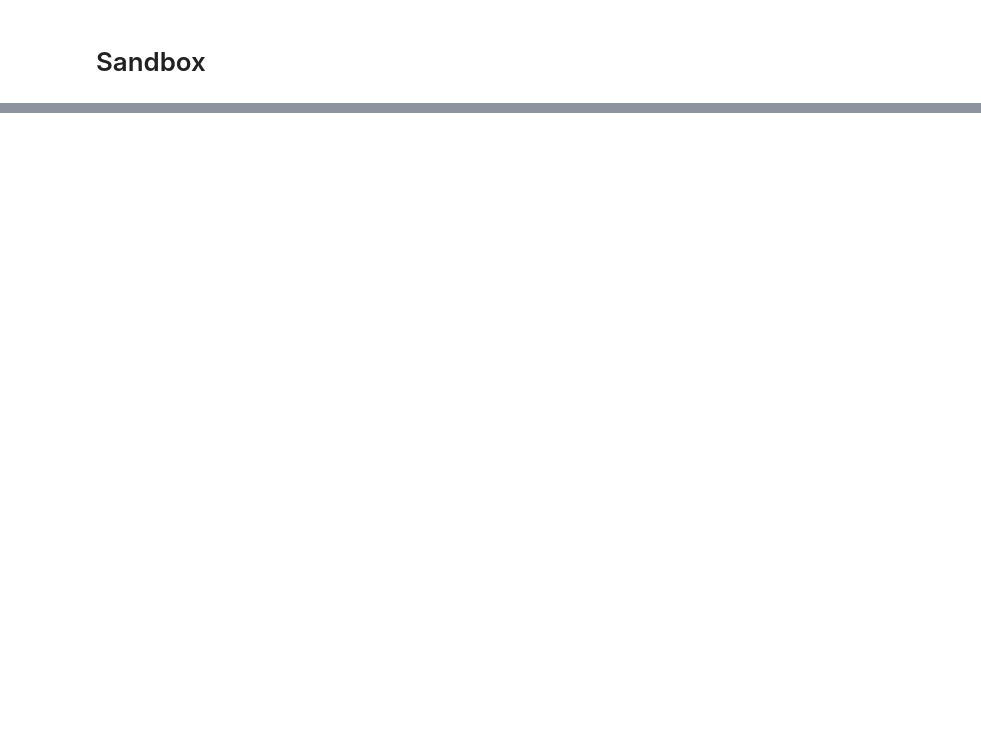
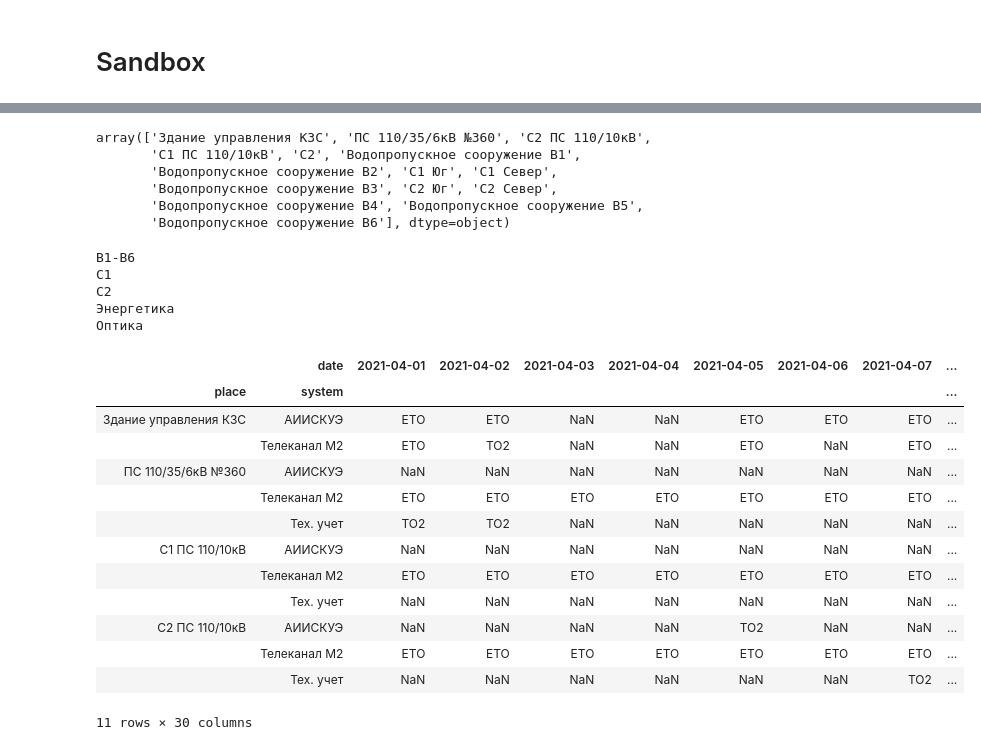
Before and after one commit to GusevMihail/Work_plan_generator, a Jupyter notebook: sandbox.ipynb, the cells around one changed output, grey strips where cells are left out. Drawn from its saved outputs; the diff is of its cells as text; code cells hidden in the pictures; blank space fills up the shorter version.

```diff
--- a/sandbox.ipynb
+++ b/sandbox.ipynb
@@ -158,0 +382,40 @@ email_processing.send_journals(config_email.batch_sending_plans,
+# %%
+df_jobs.pivot_table
+# %% [output]
+array(['Здание управления КЗС', 'ПС 110/35/6кВ №360', 'С2 ПС 110/10кВ',
+       'С1 ПС 110/10кВ', 'С2', 'Водопропускное сооружение В1',
+       'Водопропускное сооружение В2', 'С1 Юг', 'С1 Север',
+       'Водопропускное сооружение В3', 'С2 Юг', 'С2 Север',
+       'Водопропускное сооружение В4', 'Водопропускное сооружение В5',
+       'Водопропускное сооружение В6'], dtype=object)
+# %%
+from work_calendar import batch_make_calendars
+
+batch_make_calendars(df_jobs)
+# %% [output]
+В1-В6
+C1
+C2
+Энергетика
+Оптика
+# %%
+from config_work_calendar import calendars_settings
+description = calendars_settings[3]
+# %%
+from work_calendar import calendar_pivot_table, make_calendar
+calendar_pivot_table(df_jobs, description)
+# %% [output]
+|  | date | 2021-04-01 | 2021-04-02 | 2021-04-03 | 2021-04-04 | 2021-04-05 | 2021-04-06 | 2021-04-07 | ... |
+| place | system |  |  |  |  |  |  |  | ... |
+| Здание управления КЗС | АИИСКУЭ | ЕТО | ЕТО | NaN | NaN | ЕТО | ЕТО | ЕТО | ... |
+|  | Телеканал М2 | ЕТО | ТО2 | NaN | NaN | ЕТО | NaN | ЕТО | ... |
+| ПС 110/35/6кВ №360 | АИИСКУЭ | NaN | NaN | NaN | NaN | NaN | NaN | NaN | ... |
+|  | Телеканал М2 | ЕТО | ЕТО | ЕТО | ЕТО | ЕТО | ЕТО | ЕТО | ... |
+|  | Тех. учет | ТО2 | ТО2 | NaN | NaN | NaN | NaN | NaN | ... |
+| С1 ПС 110/10кВ | АИИСКУЭ | NaN | NaN | NaN | NaN | NaN | NaN | NaN | ... |
+|  | Телеканал М2 | ЕТО | ЕТО | ЕТО | ЕТО | ЕТО | ЕТО | ЕТО | ... |
+|  | Тех. учет | NaN | NaN | NaN | NaN | NaN | NaN | NaN | ... |
+| С2 ПС 110/10кВ | АИИСКУЭ | NaN | NaN | NaN | NaN | ТО2 | NaN | NaN | ... |
+|  | Телеканал М2 | ЕТО | ЕТО | ЕТО | ЕТО | ЕТО | ЕТО | ЕТО | ... |
+|  | Тех. учет | NaN | NaN | NaN | NaN | NaN | NaN | ТО2 | ... |
+11 rows × 30 columns
```
Also changed, not shown: parts of 26 cells of this notebook, 2 other files.
